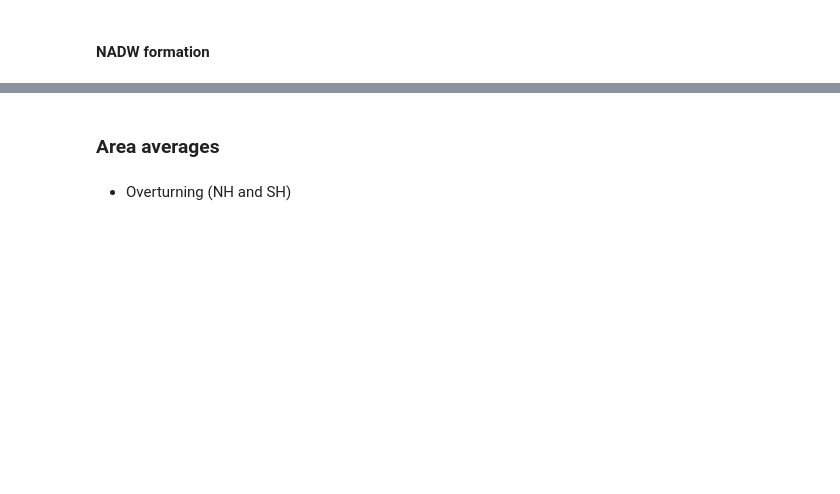
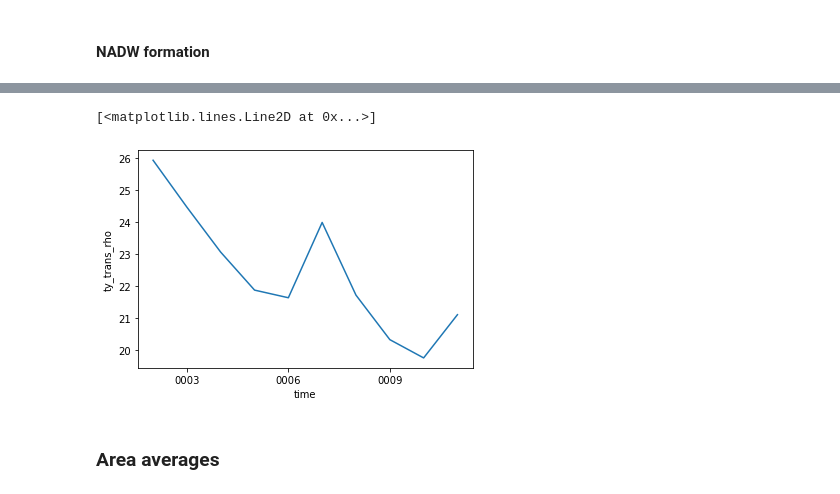
Before and after one commit to wghuneke/ACCESS-CM2-025_Analysis, a Jupyter notebook: notebooks/Playing_Around_ACCESS_CM2.ipynb, the cells around one changed output, grey strips where cells are left out. Cells and saved outputs as stored; diff of their text form; code cells hidden in the pictures; blank space fills up the shorter version.

```diff
--- a/notebooks/Playing_Around_ACCESS_CM2.ipynb
+++ b/notebooks/Playing_Around_ACCESS_CM2.ipynb
@@ -519,2 +581,22 @@ psi_amoc_30S = get_AMOC('0001-01-01', '0002-12-31', -30)
 # %% [markdown]
 #### NADW formation
+# %%
+def calc_NADW_formation(start_time, end_time):
+
+    var = cc.querying.getvar(control, 'ty_trans_rho', session, start_time=start_time, end_time=end_time)
+    var = var.sel(time=slice(start_time, end_time))
+    psi_amoc = var.sum('grid_xt_ocean').sel(grid_yu_ocean=slice(50.,60.))*1.0e-9
+    psi_amoc_sum = psi_amoc.cumsum('potrho') - psi_amoc.sum('potrho')
+
+    try:
+        var2 = cc.querying.getvar(expt, 'ty_trans_rho_gm', session, start_time=start_time, end_time=end_time)
+        var2 = var2.sel(time=slice(start_time, end_time))
+        psi_amoc_gm = var2.sum('grid_xt_ocean').sel(grid_yu_ocean=slice(50.,60.))*1.0e-9
+        psi_amoc_sum = psi_amoc_sum + psi_amoc_gm
+    except:
+        print('GM term not found')
+
+    psi_amoc_sum = psi_amoc_sum.sel(potrho=slice(1035.5,None)).max('potrho').max('grid_yu_ocean')
+    psi_amoc_sum = psi_amoc_sum.resample(time='Y').mean().compute()
+
+    return psi_amoc_sum
@@ -521,6 +611,7 @@ psi_amoc_30S = get_AMOC('0001-01-01', '0002-12-31', -30)
+# %%
+psi_amoc_sum.plot()
+# %% [output]
+[<matplotlib.lines.Line2D at 0x...>]
+[figure, added]
 # %% [markdown]
 ### Area averages
-# %% [markdown]
-
-
-- Overturning (NH and SH)
```
Also changed, not shown: parts of 22 cells of this notebook.
